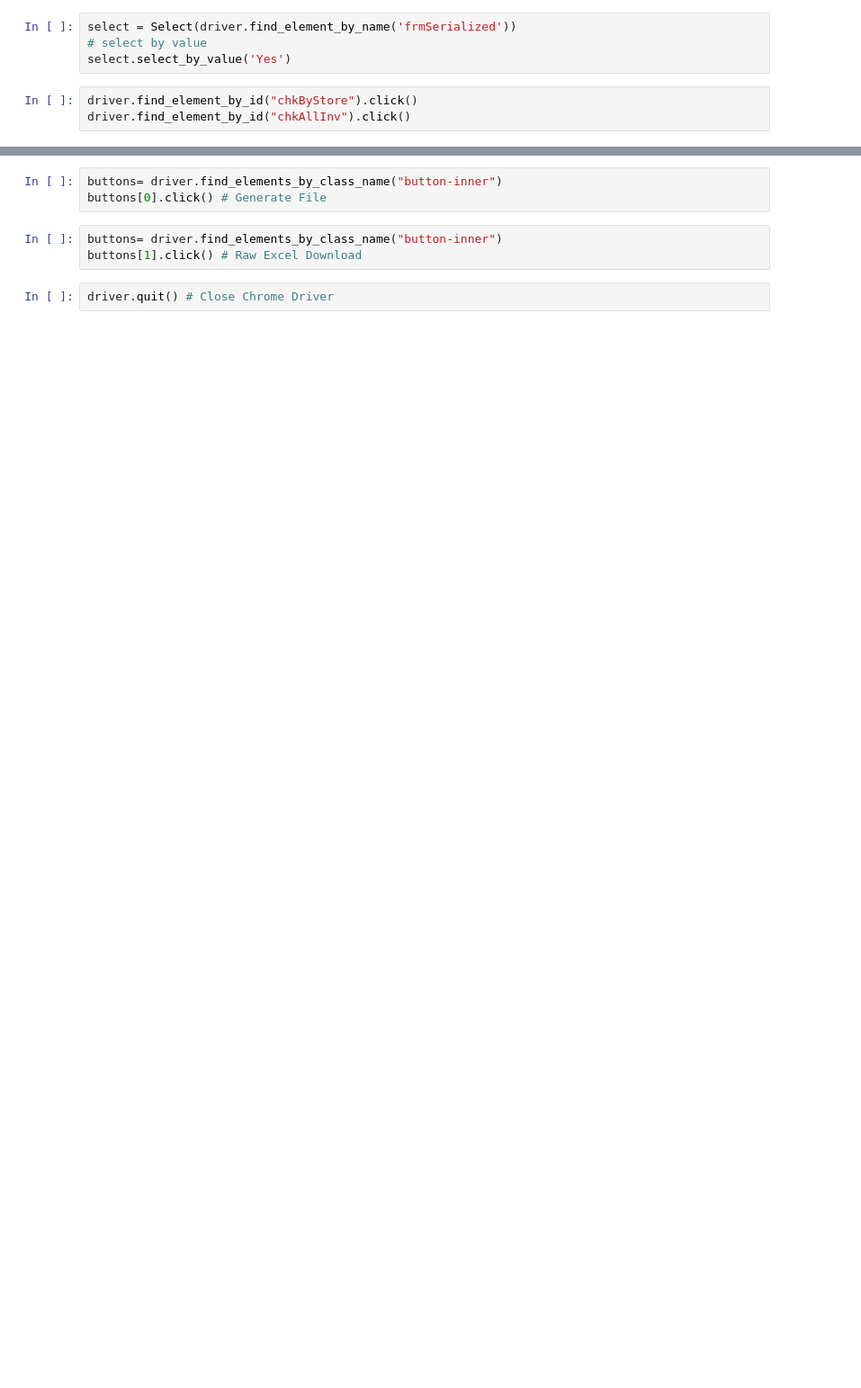
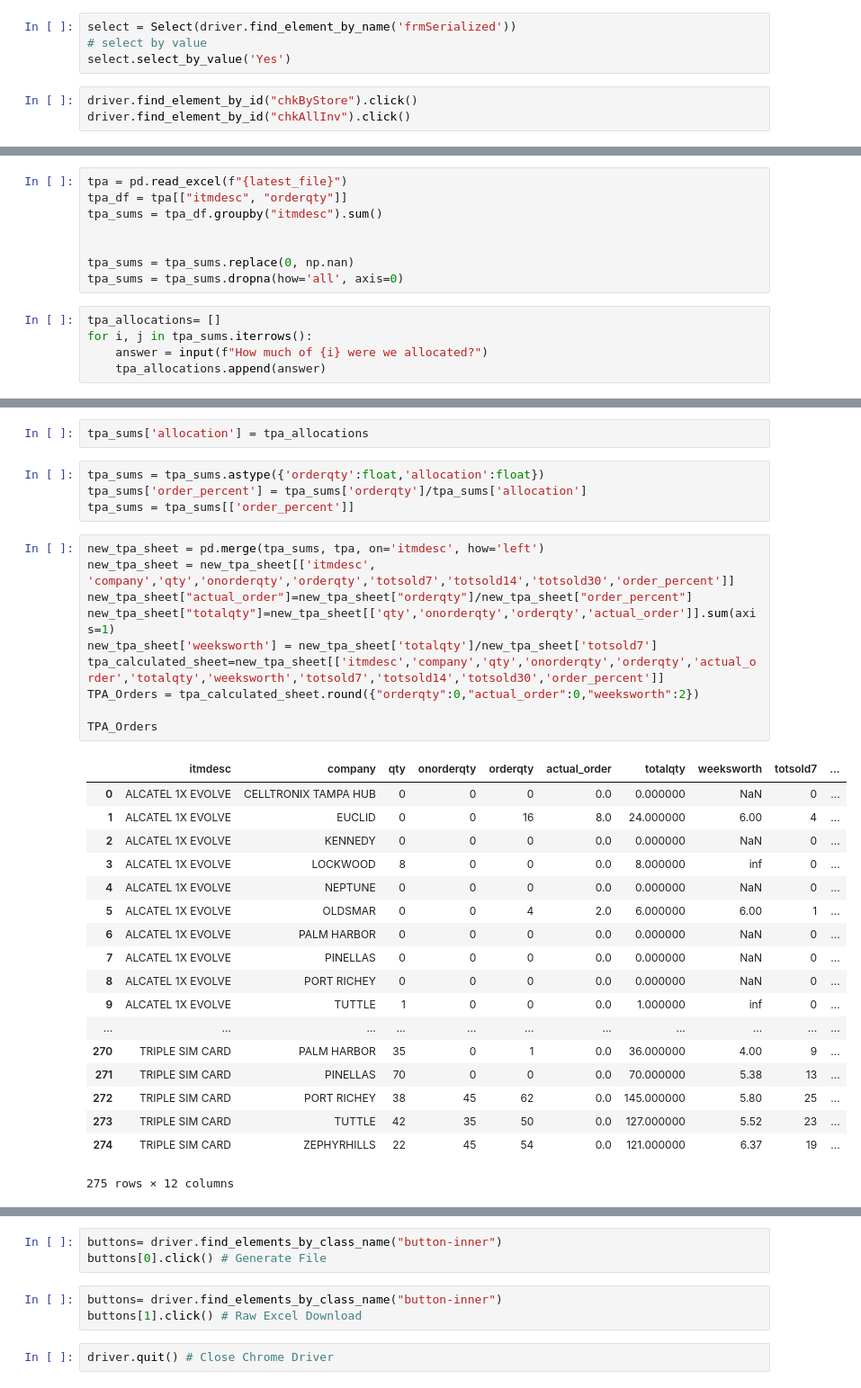
Before and after one commit to alexisophiek/IDOO_OrderSheets, a Jupyter notebook: Orders_WebScrape.ipynb, the cells around one changed output, grey strips where cells are left out. Shown at 90% size. Cells and saved outputs as stored; diff of their text form; blank space fills up the shorter version.

```diff
--- a/Orders_WebScrape.ipynb
+++ b/Orders_WebScrape.ipynb
@@ -64,0 +217,13 @@ buttons
+# %%
+tpa = pd.read_excel(f"{latest_file}")
+tpa_df = tpa[["itmdesc", "orderqty"]]
+tpa_sums = tpa_df.groupby("itmdesc").sum()
+
+
+tpa_sums = tpa_sums.replace(0, np.nan)
+tpa_sums = tpa_sums.dropna(how='all', axis=0)
+# %%
+tpa_allocations= []
+for i, j in tpa_sums.iterrows():
+    answer = input(f"How much of {i} were we allocated?")
+    tpa_allocations.append(answer)
@@ -64,0 +258,35 @@ buttons
+# %%
+tpa_sums['allocation'] = tpa_allocations
+# %%
+tpa_sums = tpa_sums.astype({'orderqty':float,'allocation':float})
+tpa_sums['order_percent'] = tpa_sums['orderqty']/tpa_sums['allocation']
+tpa_sums = tpa_sums[['order_percent']]
+# %%
+new_tpa_sheet = pd.merge(tpa_sums, tpa, on='itmdesc', how='left')
+new_tpa_sheet = new_tpa_sheet[['itmdesc', 'company','qty','onorderqty','orderqty','totsold7','totsold14','totsold30','order_percent']]
+new_tpa_sheet["actual_order"]=new_tpa_sheet["orderqty"]/new_tpa_sheet["order_percent"]
+new_tpa_sheet["totalqty"]=new_tpa_sheet[['qty','onorderqty','orderqty','actual_order']].sum(axis=1)
+new_tpa_sheet['weeksworth'] = new_tpa_sheet['totalqty']/new_tpa_sheet['totsold7']
+tpa_calculated_sheet=new_tpa_sheet[['itmdesc','company','qty','onorderqty','orderqty','actual_order','totalqty','weeksworth','totsold7','totsold14','totsold30','order_percent']]
+TPA_Orders = tpa_calculated_sheet.round({"orderqty":0,"actual_order":0,"weeksworth":2})
+
+TPA_Orders
+# %% [output]
+|  | itmdesc | company | qty | onorderqty | orderqty | actual_order | totalqty | weeksworth | totsold7 | ... |
+| 0 | ALCATEL 1X EVOLVE | CELLTRONIX TAMPA HUB | 0 | 0 | 0 | 0.0 | 0.000000 | NaN | 0 | ... |
+| 1 | ALCATEL 1X EVOLVE | EUCLID | 0 | 0 | 16 | 8.0 | 24.000000 | 6.00 | 4 | ... |
+| 2 | ALCATEL 1X EVOLVE | KENNEDY | 0 | 0 | 0 | 0.0 | 0.000000 | NaN | 0 | ... |
+| 3 | ALCATEL 1X EVOLVE | LOCKWOOD | 8 | 0 | 0 | 0.0 | 8.000000 | inf | 0 | ... |
+| 4 | ALCATEL 1X EVOLVE | NEPTUNE | 0 | 0 | 0 | 0.0 | 0.000000 | NaN | 0 | ... |
+| 5 | ALCATEL 1X EVOLVE | OLDSMAR | 0 | 0 | 4 | 2.0 | 6.000000 | 6.00 | 1 | ... |
+| 6 | ALCATEL 1X EVOLVE | PALM HARBOR | 0 | 0 | 0 | 0.0 | 0.000000 | NaN | 0 | ... |
+| 7 | ALCATEL 1X EVOLVE | PINELLAS | 0 | 0 | 0 | 0.0 | 0.000000 | NaN | 0 | ... |
+| 8 | ALCATEL 1X EVOLVE | PORT RICHEY | 0 | 0 | 0 | 0.0 | 0.000000 | NaN | 0 | ... |
+| 9 | ALCATEL 1X EVOLVE | TUTTLE | 1 | 0 | 0 | 0.0 | 1.000000 | inf | 0 | ... |
+| ... | ... | ... | ... | ... | ... | ... | ... | ... | ... | ... |
+| 270 | TRIPLE SIM CARD | PALM HARBOR | 35 | 0 | 1 | 0.0 | 36.000000 | 4.00 | 9 | ... |
+| 271 | TRIPLE SIM CARD | PINELLAS | 70 | 0 | 0 | 0.0 | 70.000000 | 5.38 | 13 | ... |
+| 272 | TRIPLE SIM CARD | PORT RICHEY | 38 | 45 | 62 | 0.0 | 145.000000 | 5.80 | 25 | ... |
+| 273 | TRIPLE SIM CARD | TUTTLE | 42 | 35 | 50 | 0.0 | 127.000000 | 5.52 | 23 | ... |
+| 274 | TRIPLE SIM CARD | ZEPHYRHILLS | 22 | 45 | 54 | 0.0 | 121.000000 | 6.37 | 19 | ... |
+275 rows × 12 columns
```
Also changed, not shown: parts of 50 cells of this notebook, 5 other files.
